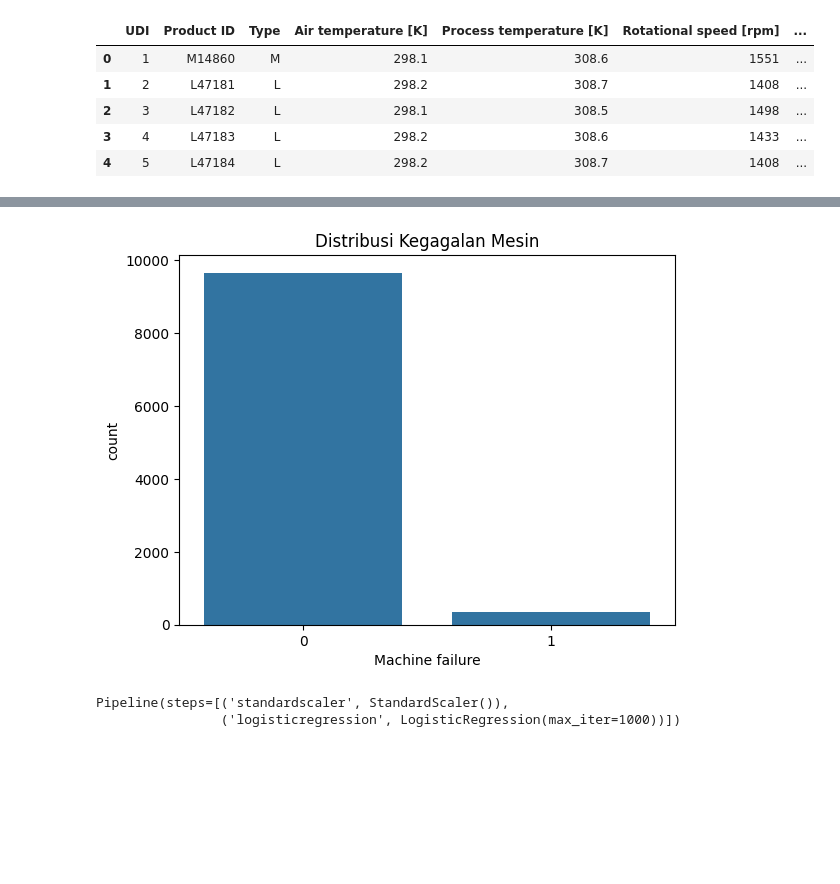
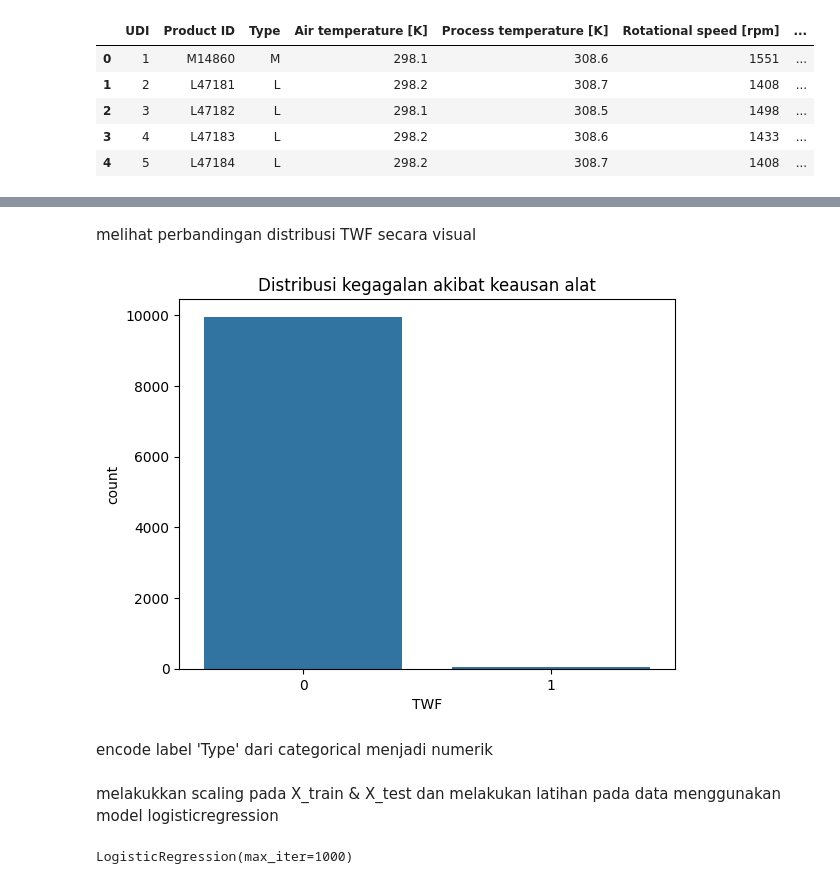
Before and after one commit to IzzanNurAL/sic5_machine_learning, a Jupyter notebook: main.ipynb, the cells around one changed output, grey strips where cells are left out. Drawn from its saved outputs; the diff is of its cells as text; code cells hidden in the pictures; blank space fills up the shorter version.

```diff
--- a/main.ipynb
+++ b/main.ipynb
@@ -79,15 +89,19 @@ PWF                        0
 OSF                        0
 RNF                        0
 dtype: int64
+# %% [markdown]
+melihat perbandingan distribusi TWF secara visual
 # %%
 import seaborn as sns
 import matplotlib.pyplot as plt
 
-sns.countplot(x='Machine failure', data=df)
-plt.title('Distribusi Kegagalan Mesin')
+sns.countplot(x='TWF', data=df)
+plt.title('Distribusi kegagalan akibat keausan alat')
 plt.show()
 # %% [output]
-[figure, old version]
+[figure, new version]
+# %% [markdown]
+encode label 'Type' dari categorical menjadi numerik
 # %%
 from sklearn.preprocessing import LabelEncoder
 from sklearn.model_selection import train_test_split
@@ -102,12 +115,25 @@ Y = df['Machine failure']
 
 X_train, X_test, Y_train, Y_test = train_test_split(X, Y, test_size=0.2, random_state=42)
+# %% [markdown]
+melakukkan scaling pada X_train & X_test dan melakukan latihan pada data menggunakan model logisticregression
 # %%
 from sklearn.linear_model import LogisticRegression
 from sklearn.preprocessing import StandardScaler
 from sklearn.pipeline import make_pipeline
 
-model = make_pipeline(StandardScaler(), LogisticRegression(max_iter=1000))
-model.fit(X_train, Y_train)
+# Buat instance dari StandardScaler
+scaler = StandardScaler()
+
+# Fit dan transform data pelatihan
+X_train_scaled = scaler.fit_transform(X_train)
+
+# Transform data pengujian
+X_test_scaled = scaler.transform(X_test)
+
+# Buat instance dari LogisticRegression
+model = LogisticRegression(max_iter=1000)
+
+# Latih model dengan data pelatihan yang telah diskalakan
+model.fit(X_train_scaled, Y_train)
 # %% [output]
-Pipeline(steps=[('standardscaler', StandardScaler()),
-                ('logisticregression', LogisticRegression(max_iter=1000))])
+LogisticRegression(max_iter=1000)
```
Also changed, not shown: parts of 17 cells of this notebook.
